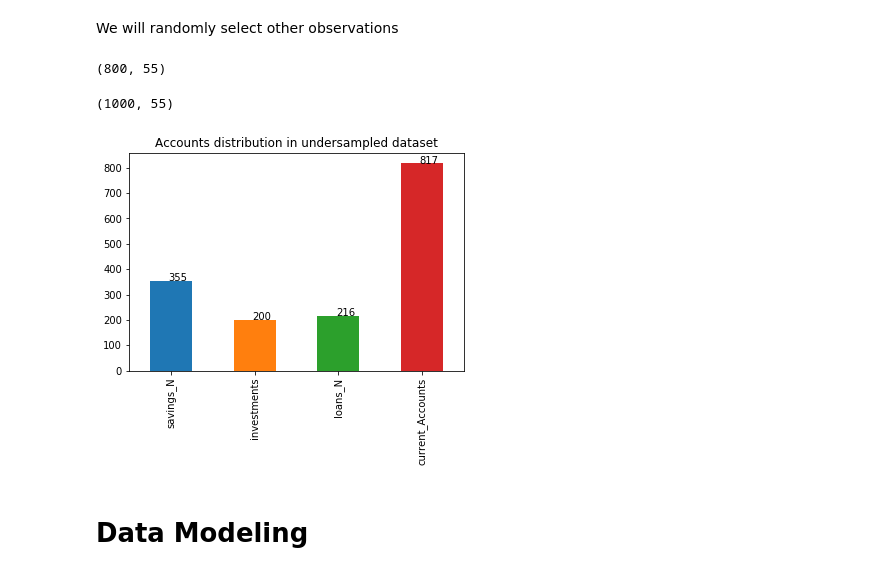
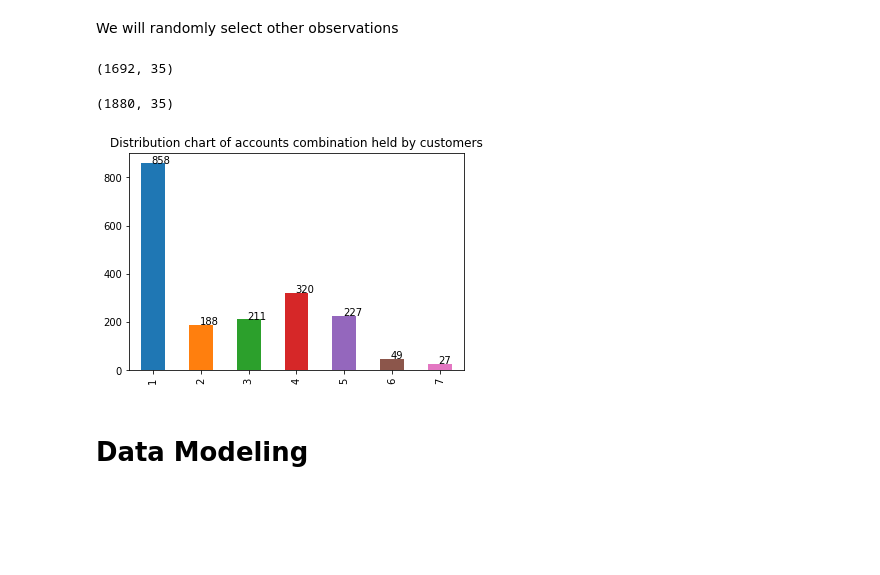
Before and after one commit to yilingzeroone/KE5206CI_CA1SVM, a Jupyter notebook: CA2.ipynb, the cells around one changed output. Saved outputs shown, nothing was run; the diff lists cells and outputs as text; code cells hidden in the pictures; blank space fills up the shorter version.

```diff
--- a/CA2.ipynb
+++ b/CA2.ipynb
@@ -329,0 +270,10 @@ We want to keep all the accounts which are for investments and it will represent
+# %%
+# Proportion of accounts in the undersampled dataset
+ax = dAnalysis['account_label'].value_counts().sort_index().plot(kind='bar', title='Distribution chart combination of accounts held by customers')
+
+x_offset = -0.03
+y_offset = 0.02
+for p in ax.patches:
+    b = p.get_bbox()
+    val = "{:.0f}".format(b.y1 + b.y0)
+    ax.annotate(val, ((b.x0 + b.x1)/2 + x_offset, b.y1 + y_offset))
@@ -330,5 +282,5 @@ We want to keep all the accounts which are for investments and it will represent
 # %%
-investment_index = dAnalysisOH[(dAnalysisOH.investments== 0)].index
-investmentSample = dAnalysisOH.loc[investment_index]
+investment_index = dAnalysis[(dAnalysis.account_label != 2)].index
+investmentSample = dAnalysis.loc[investment_index]
 investmentSample.shape
 # %% [output]
@@ -349,27 +288,27 @@ for p in ax.patches:
 # %% [markdown]
 We will randomly select other observations
 # %%
-sample_size = 800
+sample_size = 1692
 np.random.seed(188)
 random_indices = np.random.choice(investment_index, sample_size, replace=False)
-otherSample = dAnalysisOH.loc[random_indices]
+otherSample = dAnalysis.loc[random_indices]
 otherSample.shape
 # %% [output]
-(800, 55)
+(1692, 35)
 # %%
-underSample = pd.concat( [otherSample, dAnalysisOH[dAnalysisOH.investments== 1]], ignore_index = True)
+underSample = pd.concat( [otherSample, dAnalysis[dAnalysis.account_label== 2]], ignore_index = True)
 underSample.shape
 # %% [output]
-(1000, 55)
+(1880, 35)
 # %%
-ax = underSample[['savings_N', 'investments','loans_N'
-                  ,'current_Accounts']].sum().plot(kind='bar', title='Accounts distribution in undersampled dataset')
+# Proportion of accounts in the undersampled dataset
+ax = underSample['account_label'].value_counts().sort_index().plot(kind='bar', title='Distribution chart of accounts combination held by customers')
 
 x_offset = -0.03
 y_offset = 0.02
 for p in ax.patches:
     b = p.get_bbox()
     val = "{:.0f}".format(b.y1 + b.y0)
     ax.annotate(val, ((b.x0 + b.x1)/2 + x_offset, b.y1 + y_offset))
 # %% [output]
-[figure, old version]
+[figure, new version]
```
Also changed, not shown: parts of 40 cells of this notebook.
